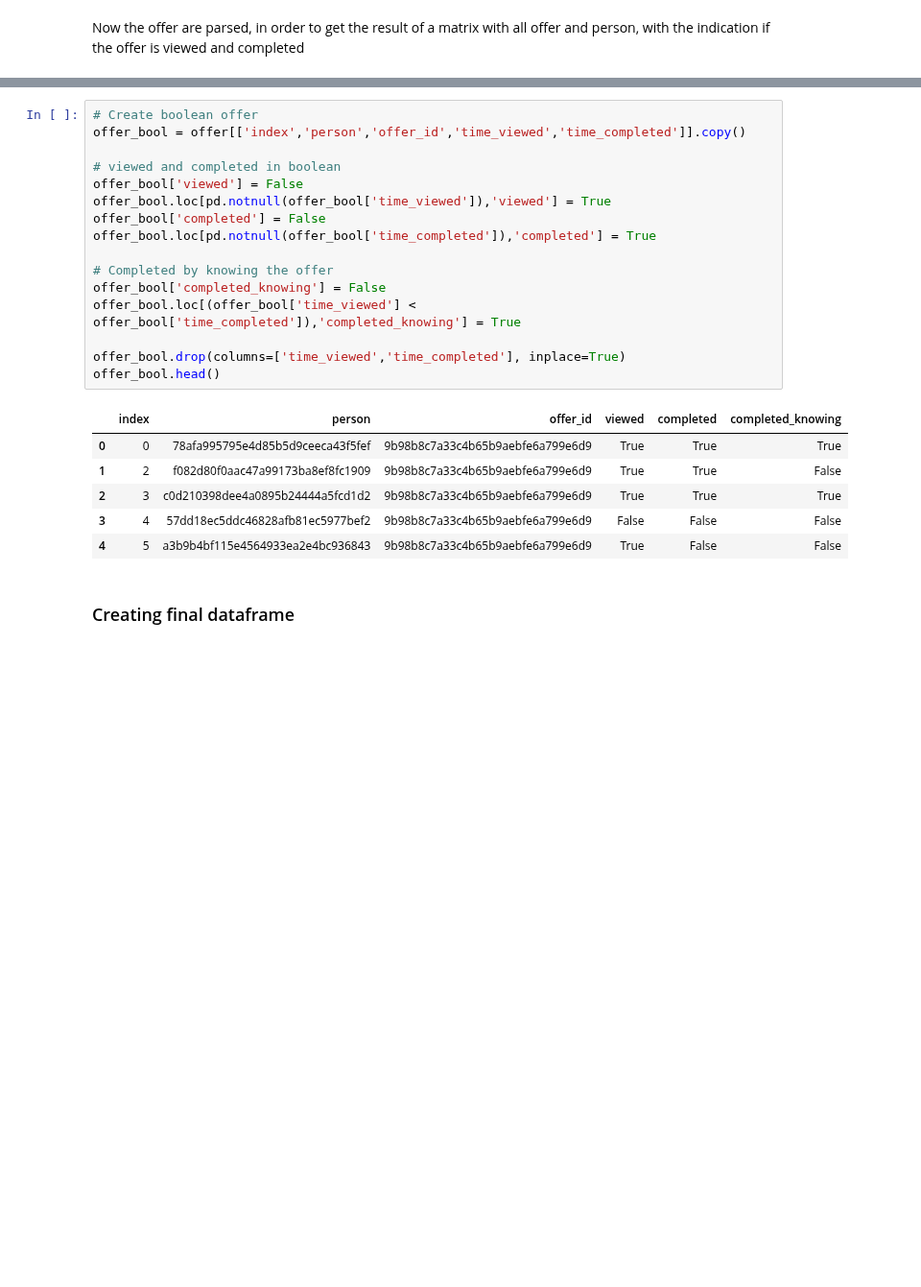
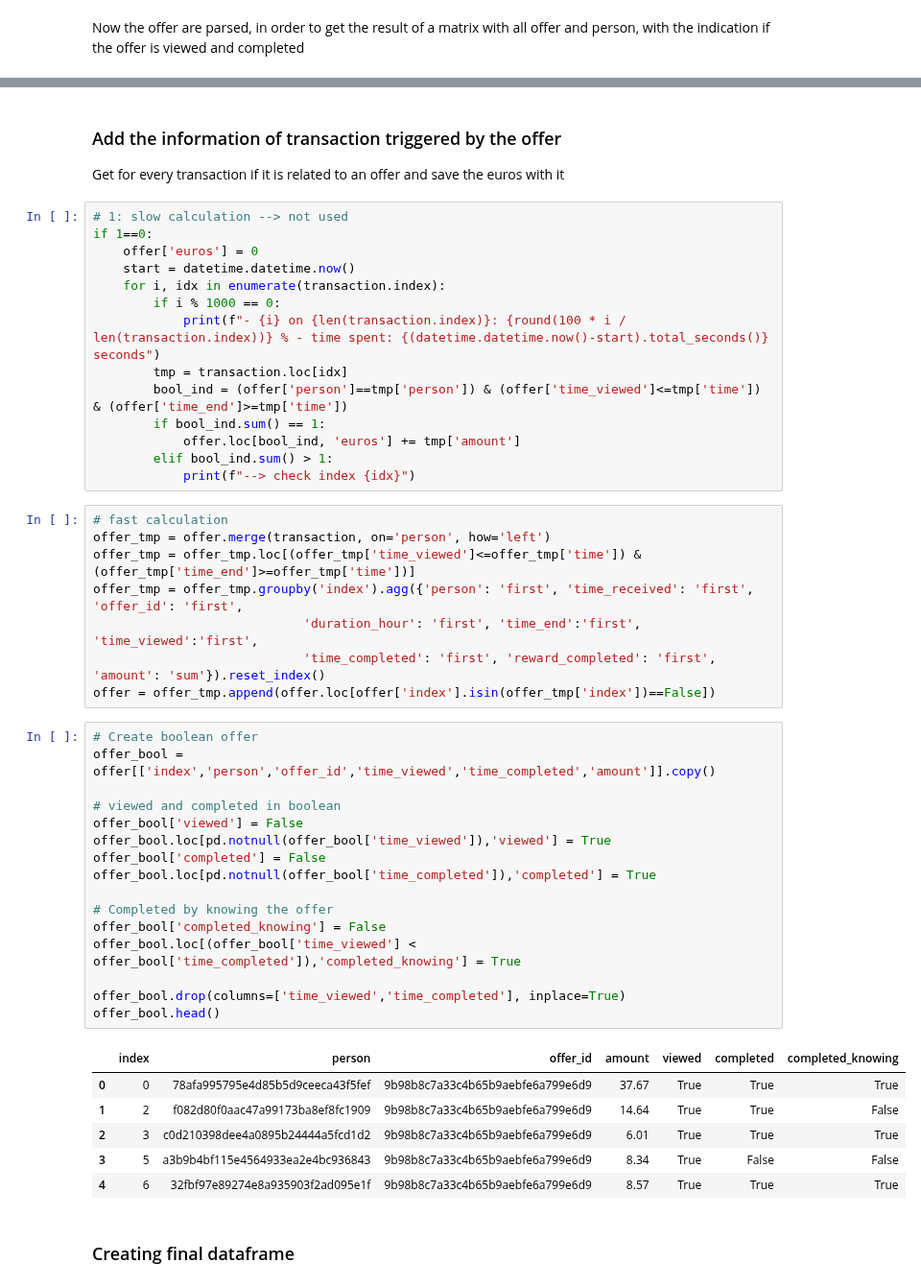
Before and after one commit to Sawy89/dsnd_starbucks_capstone, a Jupyter notebook: Starbucks_Capstone_notebook.ipynb, the cells around one changed output, grey strips where cells are left out. Shown at 96% size. Drawn from its saved outputs; the diff is of its cells as text; blank space fills up the shorter version.

```diff
--- a/Starbucks_Capstone_notebook.ipynb
+++ b/Starbucks_Capstone_notebook.ipynb
@@ -311,29 +315,54 @@ The shape after completed is: (76277, 9)
 | 2 | 3 | c0d210398dee4a0895b24444a5fcd1d2 | 0 | 9b98b8c7a33c4b65b9aebfe6a799e6d9 | 168 | 168 | 30.0 | 66.0 | ... |
 | 3 | 4 | 57dd18ec5ddc46828afb81ec5977bef2 | 0 | 9b98b8c7a33c4b65b9aebfe6a799e6d9 | 168 | 168 | NaN | NaN | ... |
 | 4 | 5 | a3b9b4bf115e4564933ea2e4bc936843 | 0 | 9b98b8c7a33c4b65b9aebfe6a799e6d9 | 168 | 168 | 18.0 | NaN | ... |
+# %% [markdown]
+### Add the information of transaction triggered by the offer
+Get for every transaction if it is related to an offer and save the euros with it
+# %%
+# 1: slow calculation --> not used
+if 1==0:
+    offer['euros'] = 0
+    start = datetime.datetime.now()
+    for i, idx in enumerate(transaction.index):
+        if i % 1000 == 0:
+            print(f"- {i} on {len(transaction.index)}: {round(100 * i / len(transaction.index))} % - time spent: {(datetime.datetime.now()-start).total_seconds()} seconds")
+        tmp = transaction.loc[idx]
+        bool_ind = (offer['person']==tmp['person']) & (offer['time_viewed']<=tmp['time']) & (offer['time_end']>=tmp['time'])
+        if bool_ind.sum() == 1:
+            offer.loc[bool_ind, 'euros'] += tmp['amount']
+        elif bool_ind.sum() > 1:
+            print(f"--> check index {idx}")
+# %%
+# fast calculation
+offer_tmp = offer.merge(transaction, on='person', how='left')
+offer_tmp = offer_tmp.loc[(offer_tmp['time_viewed']<=offer_tmp['time']) & (offer_tmp['time_end']>=offer_tmp['time'])]
+offer_tmp = offer_tmp.groupby('index').agg({'person': 'first', 'time_received': 'first', 'offer_id': 'first',
+                            'duration_hour': 'first', 'time_end':'first', 'time_viewed':'first',
+                            'time_completed': 'first', 'reward_completed': 'first', 'amount': 'sum'}).reset_index()
+offer = offer_tmp.append(offer.loc[offer['index'].isin(offer_tmp['index'])==False])
 # %%
 # Create boolean offer
-offer_bool = offer[['index','person','offer_id','time_viewed','time_completed']].copy()
+offer_bool = offer[['index','person','offer_id','time_viewed','time_completed','amount']].copy()
 
 # viewed and completed in boolean
 offer_bool['viewed'] = False
 offer_bool.loc[pd.notnull(offer_bool['time_viewed']),'viewed'] = True
 offer_bool['completed'] = False
 offer_bool.loc[pd.notnull(offer_bool['time_completed']),'completed'] = True
 
 # Completed by knowing the offer
 offer_bool['completed_knowing'] = False
 offer_bool.loc[(offer_bool['time_viewed'] < offer_bool['time_completed']),'completed_knowing'] = True
 
 offer_bool.drop(columns=['time_viewed','time_completed'], inplace=True)
 offer_bool.head()
 # %% [output]
-|  | index | person | offer_id | viewed | completed | completed_knowing |
-| 0 | 0 | 78afa995795e4d85b5d9ceeca43f5fef | 9b98b8c7a33c4b65b9aebfe6a799e6d9 | True | True | True |
-| 1 | 2 | f082d80f0aac47a99173ba8ef8fc1909 | 9b98b8c7a33c4b65b9aebfe6a799e6d9 | True | True | False |
-| 2 | 3 | c0d210398dee4a0895b24444a5fcd1d2 | 9b98b8c7a33c4b65b9aebfe6a799e6d9 | True | True | True |
-| 3 | 4 | 57dd18ec5ddc46828afb81ec5977bef2 | 9b98b8c7a33c4b65b9aebfe6a799e6d9 | False | False | False |
-| 4 | 5 | a3b9b4bf115e4564933ea2e4bc936843 | 9b98b8c7a33c4b65b9aebfe6a799e6d9 | True | False | False |
+|  | index | person | offer_id | amount | viewed | completed | completed_knowing |
+| 0 | 0 | 78afa995795e4d85b5d9ceeca43f5fef | 9b98b8c7a33c4b65b9aebfe6a799e6d9 | 37.67 | True | True | True |
+| 1 | 2 | f082d80f0aac47a99173ba8ef8fc1909 | 9b98b8c7a33c4b65b9aebfe6a799e6d9 | 14.64 | True | True | False |
+| 2 | 3 | c0d210398dee4a0895b24444a5fcd1d2 | 9b98b8c7a33c4b65b9aebfe6a799e6d9 | 6.01 | True | True | True |
+| 3 | 5 | a3b9b4bf115e4564933ea2e4bc936843 | 9b98b8c7a33c4b65b9aebfe6a799e6d9 | 8.34 | True | False | False |
+| 4 | 6 | 32fbf97e89274e8a935903f2ad095e1f | 9b98b8c7a33c4b65b9aebfe6a799e6d9 | 8.57 | True | True | True |
 # %% [markdown]
 ### Creating final dataframe
 # %%
```
Also changed, not shown: parts of 6 cells of this notebook.
